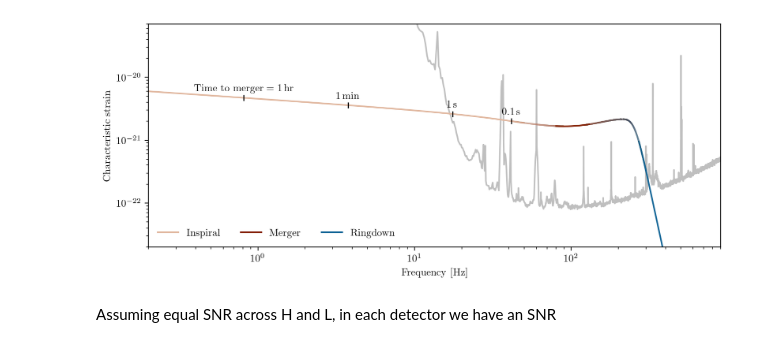
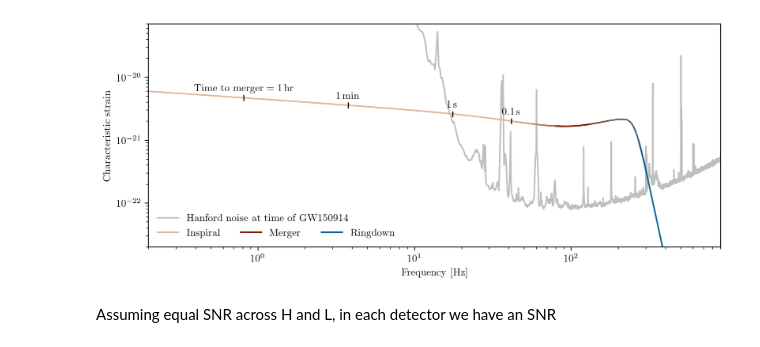
Before and after one commit to eliotfinch/thesis, a Jupyter notebook: Figures/Introduction/fd_waveform.ipynb, the cells around one changed output. Drawn from its saved outputs; the diff is of its cells as text; code cells hidden in the pictures.

Commit message:
Update fd_waveform figure

```diff
--- a/Figures/Introduction/fd_waveform.ipynb
+++ b/Figures/Introduction/fd_waveform.ipynb
@@ -186,10 +188,10 @@ m_r_cmap = matplotlib.colors.LinearSegmentedColormap.from_list("", m_r_colours)
 # =============
 
 # Create a set of line segments so that we can color them individually
-i_m_points = np.array([i_m_freqs, inspiral_merger]).T.reshape(-1, 1, 2)
+i_m_points = np.array([i_m_freqs[::50], inspiral_merger[::50]]).T.reshape(-1, 1, 2)
 i_m_segments = np.concatenate([i_m_points[:-1], i_m_points[1:]], axis=1)
 
-m_r_points = np.array([m_r_freqs, merger_ringdown]).T.reshape(-1, 1, 2)
+m_r_points = np.array([m_r_freqs[::100], merger_ringdown[::100]]).T.reshape(-1, 1, 2)
 m_r_segments = np.concatenate([m_r_points[:-1], m_r_points[1:]], axis=1)
 
 # Create a continuous norm to map from data points to colours
@@ -200,15 +202,15 @@ m_r_norm = plt.Normalize(m_r_freqs[0], m_r_freqs[-1])
 m_r_lc = LineCollection(m_r_segments, cmap=m_r_cmap, norm=m_r_norm)
 
 # Set the values used for colormapping
-i_m_lc.set_array(i_m_freqs)
-m_r_lc.set_array(m_r_freqs)
+i_m_lc.set_array(i_m_freqs[::50])
+m_r_lc.set_array(m_r_freqs[::100])
 
 # Add lines to the figure
 i_m_line = ax.add_collection(i_m_lc)
 m_r_line = ax.add_collection(m_r_lc)
 
 custom_lines = [Line2D([0], [0], color=c) for c in [inspiral_colour, merger_colour, ringdown_colour]]
-ax.legend(
+l1 = ax.legend(
     custom_lines,
     ['Inspiral', 'Merger', 'Ringdown'],
     frameon=False,
@@ -217,13 +219,15 @@ ax.legend(
     # bbox_to_anchor=(0.49,-0.12)
     )
 
-# ax.legend(
-#     [Line2D([0], [0], c='k', alpha=0.25)],
-#     ['Hanford noise during GW150914'],
-#     frameon=False,
-#     ncol=3,
-#     loc='lower left'
-# )
+ax.add_artist(l1)
+
+ax.legend(
+    [Line2D([0], [0], c='k', alpha=0.25)],
+    ['Hanford noise at time of GW150914'],
+    frameon=False,
+    loc='lower left',
+    bbox_to_anchor=(0.,0.065)
+    )
 
 for m in markers:
     ax.plot(m[0],m[1], '|', c='k')
@@ -247,34 +251,34 @@ ax.text(
     (np.log10(markers[1][1])-np.log10(ylim[0]))/(np.log10(ylim[1])-np.log10(ylim[0]))+0.03,
     '$1\,\mathrm{min}$',
     horizontalalignment='center',
     transform=ax.transAxes
     )
 
 ax.text(
     (np.log10(markers[2][0])-np.log10(xlim[0]))/(np.log10(xlim[1])-np.log10(xlim[0])),
     (np.log10(markers[2][1])-np.log10(ylim[0]))/(np.log10(ylim[1])-np.log10(ylim[0]))+0.03,
     '$1\,\mathrm{s}$',
     horizontalalignment='center',
     transform=ax.transAxes
     )
 
 ax.text(
     (np.log10(markers[3][0])-np.log10(xlim[0]))/(np.log10(xlim[1])-np.log10(xlim[0])),
     (np.log10(markers[3][1])-np.log10(ylim[0]))/(np.log10(ylim[1])-np.log10(ylim[0]))+0.03,
     '$0.1\,\mathrm{s}$',
     horizontalalignment='center',
     transform=ax.transAxes
     )
 
 ax.set_xscale('log')
 ax.set_yscale('log')
 
 ax.set_ylabel('Characteristic strain')
 ax.set_xlabel('Frequency [Hz]')
 
 fig.savefig('fd_waveform.pdf', bbox_inches='tight')
 # %% [output]
-[figure, old version]
+[figure, new version]
 # %% [markdown]
 Assuming equal SNR across H and L, in each detector we have an SNR
 # %%
```
Also changed, not shown: parts of 2 cells of this notebook, 1 other file.
